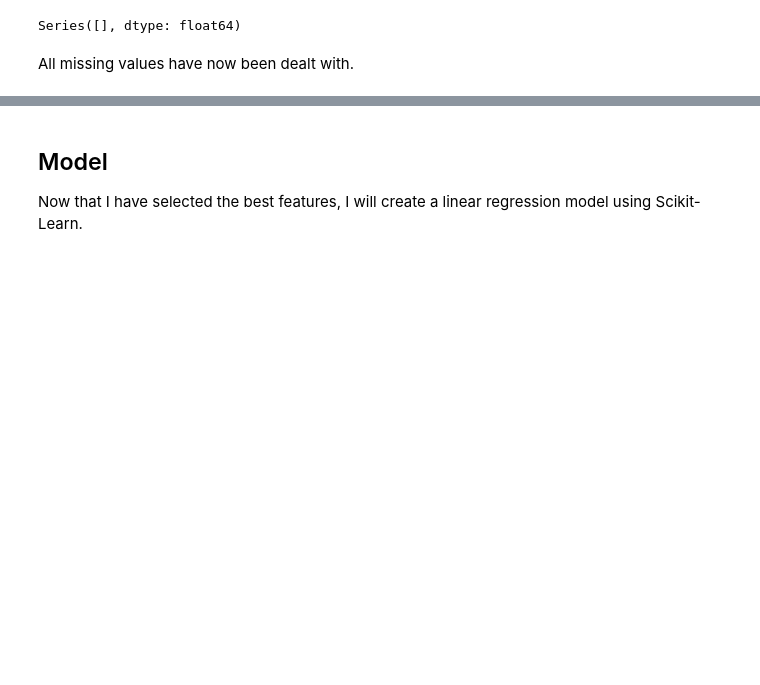
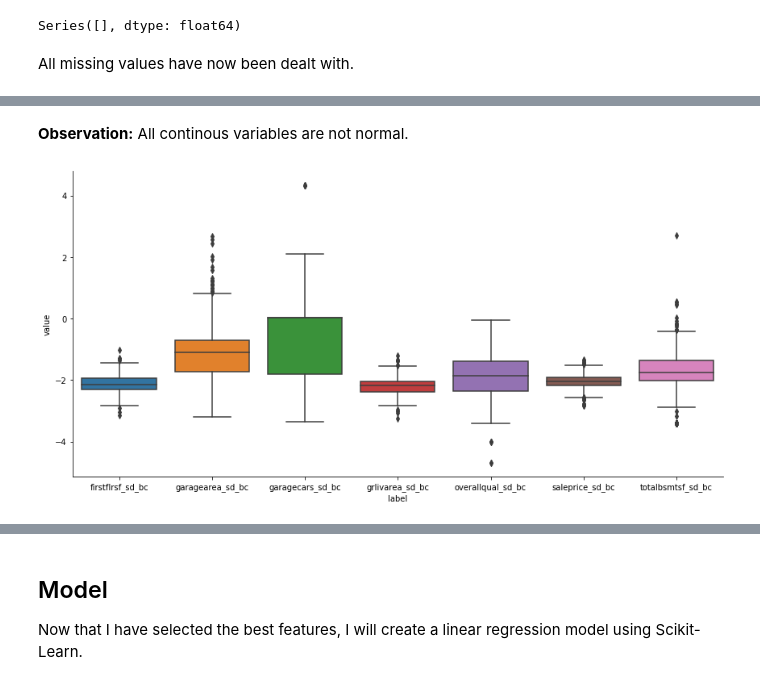
Before and after one commit to dmclark53/thinkful, a Jupyter notebook: Module_19/Simple_linear_regression_with_OLS/Simple_linear_regression_with_OLS.ipynb, the cells around one changed output, grey strips where cells are left out. Drawn from its saved outputs; the diff is of its cells as text; code cells hidden in the pictures; blank space fills up the shorter version.

```diff
--- a/Module_19/Simple_linear_regression_with_OLS/Simple_linear_regression_with_OLS.ipynb
+++ b/Module_19/Simple_linear_regression_with_OLS/Simple_linear_regression_with_OLS.ipynb
@@ -517,0 +436,9 @@ Features that have at least a 0.6 correlations with sale price are:
+# %% [markdown]
+**Observation:** All continous variables are not normal.
+# %%
+bc_variables = [f'{x}_bc' for x in correlated_variables]
+df_clean = hp.apply_boxcox_transform(df_clean, correlated_variables)
+# %%
+hp.look_for_outliers(df_clean, bc_variables)
+# %% [output]
+[figure, added]
```
Also changed, not shown: parts of 132 cells of this notebook, 1 other file.
